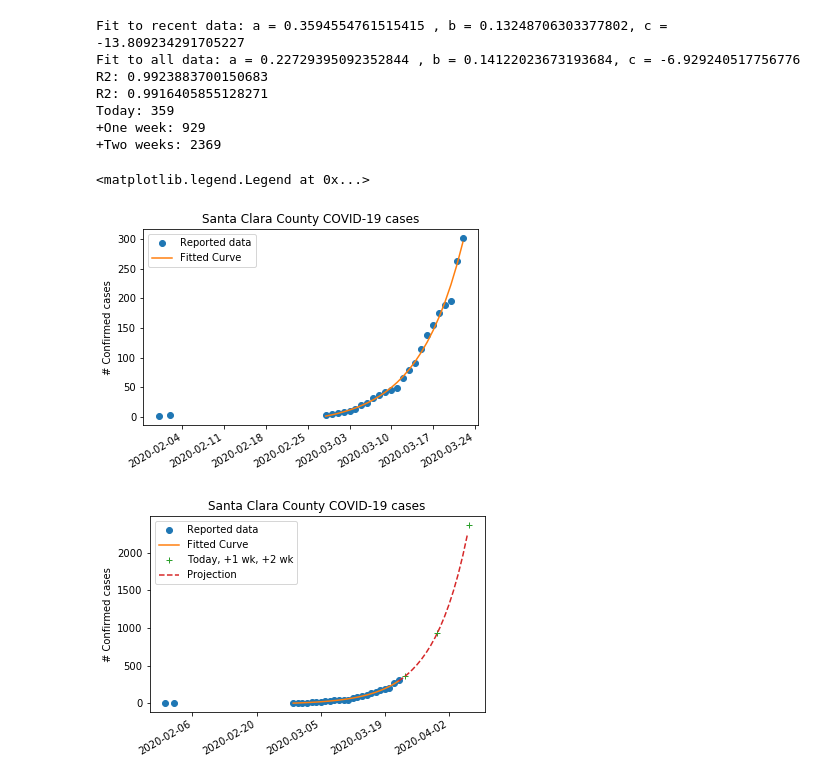
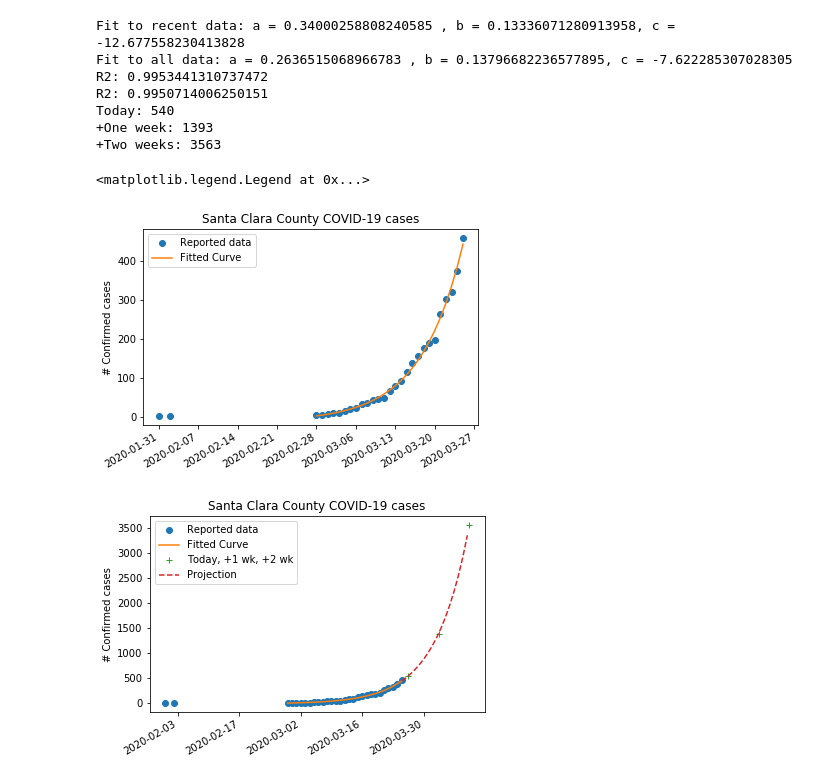
Before and after one commit to chadfrost/SCC-COVID-19, a Jupyter notebook: SCC COVID-19.ipynb, the cells around one changed output. Saved outputs shown, nothing was run; the diff lists cells and outputs as text; code cells hidden in the pictures.

Commit message:
Update with today's data

```diff
--- a/SCC COVID-19.ipynb
+++ b/SCC COVID-19.ipynb
@@ -41,6 +41,8 @@ def dates2fit(dates, refdate): # where dates = list of desired dates, as datetim
 # Data from https://www.sccgov.org/sites/phd/DiseaseInformation/novel-coronavirus/Pages/known-cases-of-coronavirus.aspx
 # and https://en.wikipedia.org/wiki/2020_coronavirus_pandemic_in_California#Daily_Case_Data_for_Santa_Clara_County
 # and (most recently) https://www.dropbox.com/h?preview=scccoronavirus.xlsx
+#(Should try (a) read_excel(), and (b) reading directly from Dropbox, e.g. https://stackoverflow.com/questions/53697160/how-do-i-read-an-excel-file-directly-from-dropboxs-api-using-pandas-read-excel)
+
 dates = ['01/31/2020',
          '02/02/2020',
          '02/28/2020',
@@ -66,9 +68,12 @@ dates = ['01/31/2020',
          '03/19/2020',
          '03/20/2020',
          '03/21/2020',
-         '03/22/2020'
+         '03/22/2020',
+         '03/23/2020',
+         '03/24/2020',
+         '03/25/2020'
         ]
-cases = [1, 1, 1, 1, 2, 2, 2, 3, 6, 4, 8, 5, 6, 3, 3, 18, 13, 12, 23, 24, 17, 20, 14, 7, 67, 39]
+cases = [1, 1, 1, 1, 2, 2, 2, 3, 6, 4, 8, 5, 6, 3, 3, 18, 13, 12, 23, 24, 17, 20, 14, 7, 67, 39, 19, 54, 84]
 
 
 # Create a running total from daily cases
@@ -136,39 +141,39 @@ projection2wk = func(two_wk_range_fit, *popt)
 est_today = func(today_fit, *popt)
 est_1wk = func(nextweek_fit, *popt)
 est_2wk = func(next2week_fit, *popt)
 print(f'Today: {est_today:.0f}')
 print(f'+One week: {est_1wk:.0f}')
 print(f'+Two weeks: {est_2wk:.0f}')
 
 # Plot stuff
 ## Zoomed in
 fig = plt.figure()
 plt.plot_date(x=datenum[:-3],y=total, label="Reported data")
 plt.plot_date(x=datenum_fit, y=y_fit, linestyle='-', marker="None", label="Fitted Curve")
 #plt.plot_date(x=datenum_fit_all, y=y_fit_all, linestyle='--', marker="None", label="Fitted Curve (all data)")
 fig.autofmt_xdate()
 plt.ylabel('# Confirmed cases')
 plt.title('Santa Clara County COVID-19 cases')
 plt.legend()
 
 ## 2-week projection
 fig2 = plt.figure()
 plt.plot_date(x=datenum[:-3],y=total, label="Reported data")
 plt.plot_date(x=datenum_fit, y=y_fit, linestyle='-', marker="None", label="Fitted Curve")
 plt.plot_date(x=[today, nextweek, next2week], y=[est_today, est_1wk, est_2wk], marker="+", label="Today, +1 wk, +2 wk")
 plt.plot_date(x=two_wk_range,y=projection2wk,linestyle='--', marker="None",label="Projection")
 fig2.autofmt_xdate()
 plt.ylabel('# Confirmed cases')
 plt.title('Santa Clara County COVID-19 cases')
 plt.legend()
 # %% [output]
-Fit to recent data: a = 0.3594554761515415 , b = 0.13248706303377802, c = -13.809234291705227
-Fit to all data: a = 0.22729395092352844 , b = 0.14122023673193684, c = -6.929240517756776
-R2: 0.9923883700150683
-R2: 0.9916405855128271
-Today: 359
-+One week: 929
-+Two weeks: 2369
+Fit to recent data: a = 0.34000258808240585 , b = 0.13336071280913958, c = -12.677558230413828
+Fit to all data: a = 0.2636515068966783 , b = 0.13796682236577895, c = -7.622285307028305
+R2: 0.9953441310737472
+R2: 0.9950714006250151
+Today: 540
++One week: 1393
++Two weeks: 3563
 <matplotlib.legend.Legend at 0x...>
-[figure, old version]
+[figure, new version]
-[figure, old version]
+[figure, new version]
```
